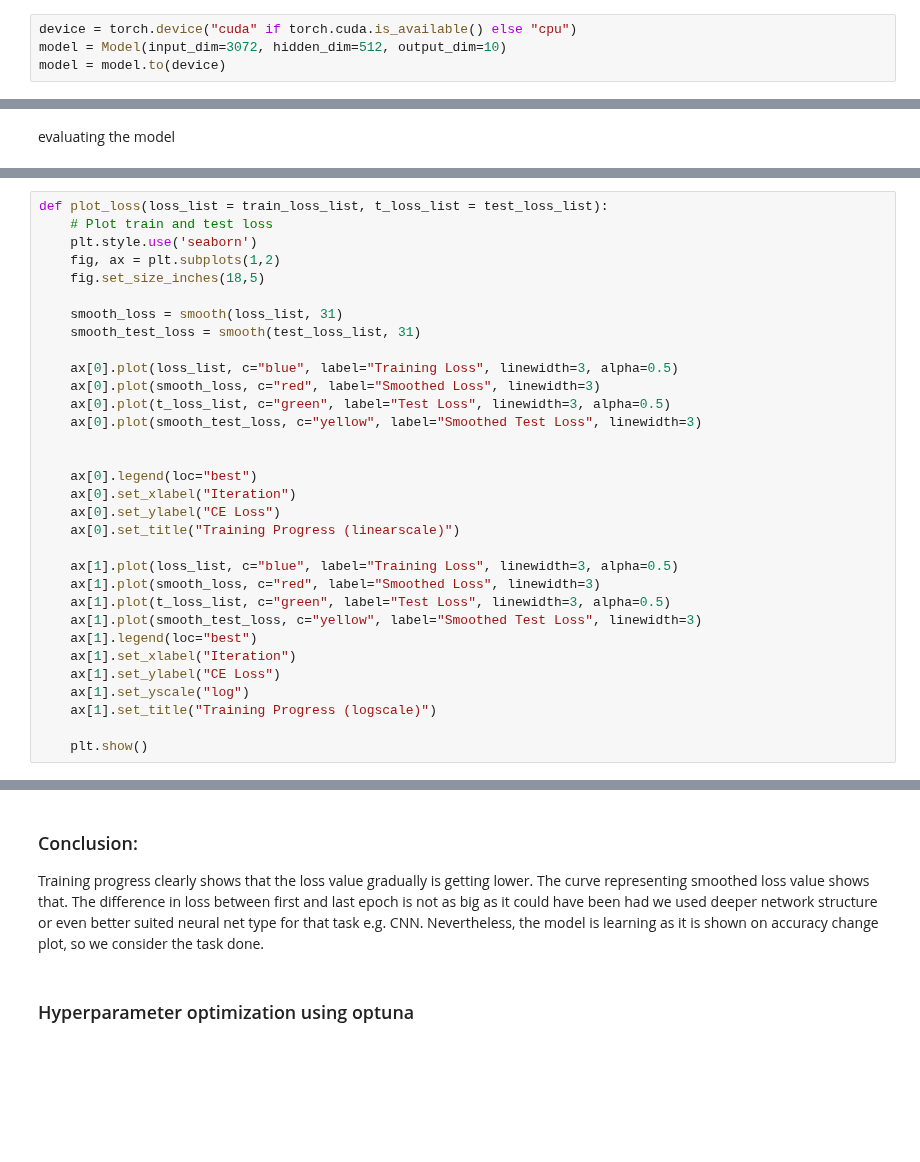
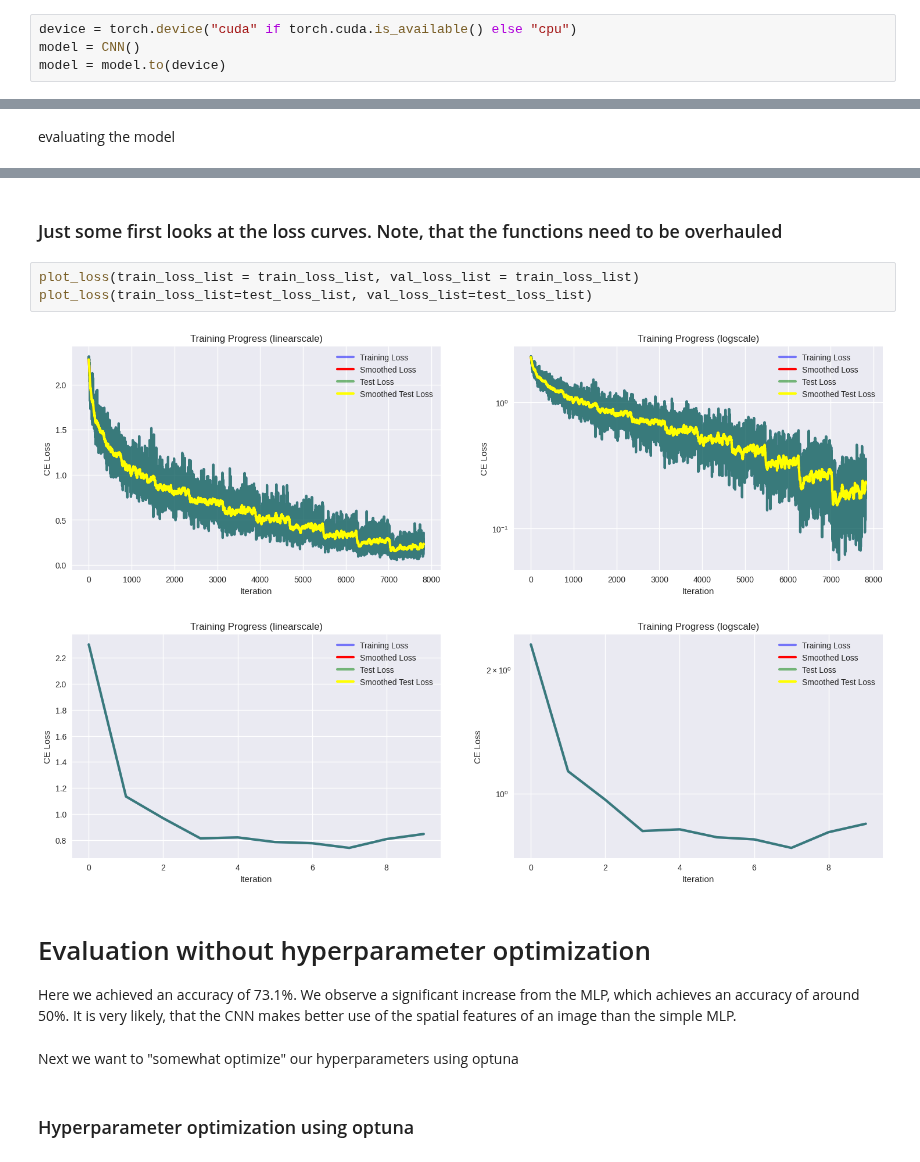
Before and after one commit to FreddieHorn/CudaVisionWS23, a Jupyter notebook: Assignment2/assignment_2_luke.ipynb, the cells around one changed output, grey strips where cells are left out. Cells and saved outputs as stored; diff of their text form; blank space fills up the shorter version.

Commit message:
added Conv Net, optuna still needs some work

```diff
--- a/Assignment2/assignment_2_luke.ipynb
+++ b/Assignment2/assignment_2_luke.ipynb
@@ -117,7 +155,7 @@ NUM_EPOCHS = int(config["NUM_EPOCHS"])
 LR = float(config["LR"])
 # %%
 device = torch.device("cuda" if torch.cuda.is_available() else "cpu")
-model = Model(input_dim=3072, hidden_dim=512, output_dim=10)
+model = CNN()
 model = model.to(device)
 # %%
 criterion = nn.CrossEntropyLoss()  # Note, that this already includes a Softmax!
@@ -321,32 +302,0 @@ def smooth(f, K=5):
-# %%
-def plot_loss(loss_list = train_loss_list, t_loss_list = test_loss_list):
-    # Plot train and test loss
-    plt.style.use('seaborn')
-    fig, ax = plt.subplots(1,2)
-    fig.set_size_inches(18,5)
-
-    smooth_loss = smooth(loss_list, 31)
-    smooth_test_loss = smooth(test_loss_list, 31)
-
-    ax[0].plot(loss_list, c="blue", label="Training Loss", linewidth=3, alpha=0.5)
-    ax[0].plot(smooth_loss, c="red", label="Smoothed Loss", linewidth=3)
-    ax[0].plot(t_loss_list, c="green", label="Test Loss", linewidth=3, alpha=0.5)
-    ax[0].plot(smooth_test_loss, c="yellow", label="Smoothed Test Loss", linewidth=3)
-
-
-    ax[0].legend(loc="best")
-    ax[0].set_xlabel("Iteration")
-    ax[0].set_ylabel("CE Loss")
-    ax[0].set_title("Training Progress (linearscale)")
-
-    ax[1].plot(loss_list, c="blue", label="Training Loss", linewidth=3, alpha=0.5)
-    ax[1].plot(smooth_loss, c="red", label="Smoothed Loss", linewidth=3)
-    ax[1].plot(t_loss_list, c="green", label="Test Loss", linewidth=3, alpha=0.5)
-    ax[1].plot(smooth_test_loss, c="yellow", label="Smoothed Test Loss", linewidth=3)
-    ax[1].legend(loc="best")
-    ax[1].set_xlabel("Iteration")
-    ax[1].set_ylabel("CE Loss")
-    ax[1].set_yscale("log")
-    ax[1].set_title("Training Progress (logscale)")
-
-    plt.show()
@@ -418,6 +303,16 @@ During training we observe a slight increase in gradient magnitude of the bias g
-# %% [markdown]
-### Conclusion:
-Training progress clearly shows that the loss value gradually is getting lower. The curve representing smoothed loss value shows that. The difference in loss between first and last epoch is not as big as it could have been had we used deeper network structure or even better suited neural net type for that task e.g. CNN. Nevertheless, the model is learning as it is shown on accuracy change plot, so we consider the task done.
+# %% [markdown]
+### Just some first looks at the loss curves. Note, that the functions need to be overhauled
+# %%
+plot_loss(train_loss_list = train_loss_list, val_loss_list = train_loss_list)
+plot_loss(train_loss_list=test_loss_list, val_loss_list=test_loss_list)
+# %% [output]
+[figure, added]
+[figure, added]
+# %% [markdown]
+# Evaluation without hyperparameter optimization
+Here we achieved an accuracy of 73.1%. We observe a significant increase from the MLP, which achieves an accuracy of around 50%. It is very likely, that the CNN makes better use of the spatial features of an image than the simple MLP.
+# %% [markdown]
+Next we want to "somewhat optimize" our hyperparameters using optuna
 # %% [markdown]
 ### Hyperparameter optimization using optuna
 # %%
```
Also changed, not shown: parts of 21 cells of this notebook, 1 other file.
